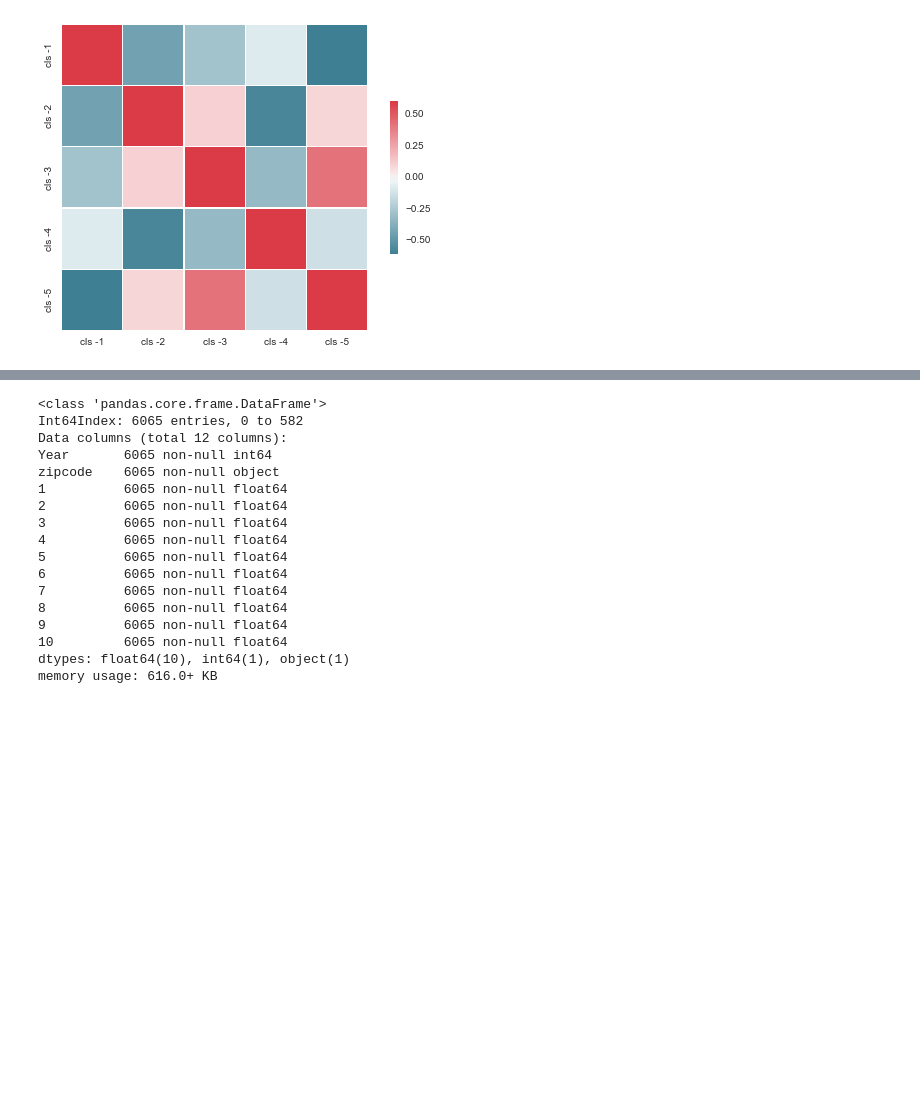
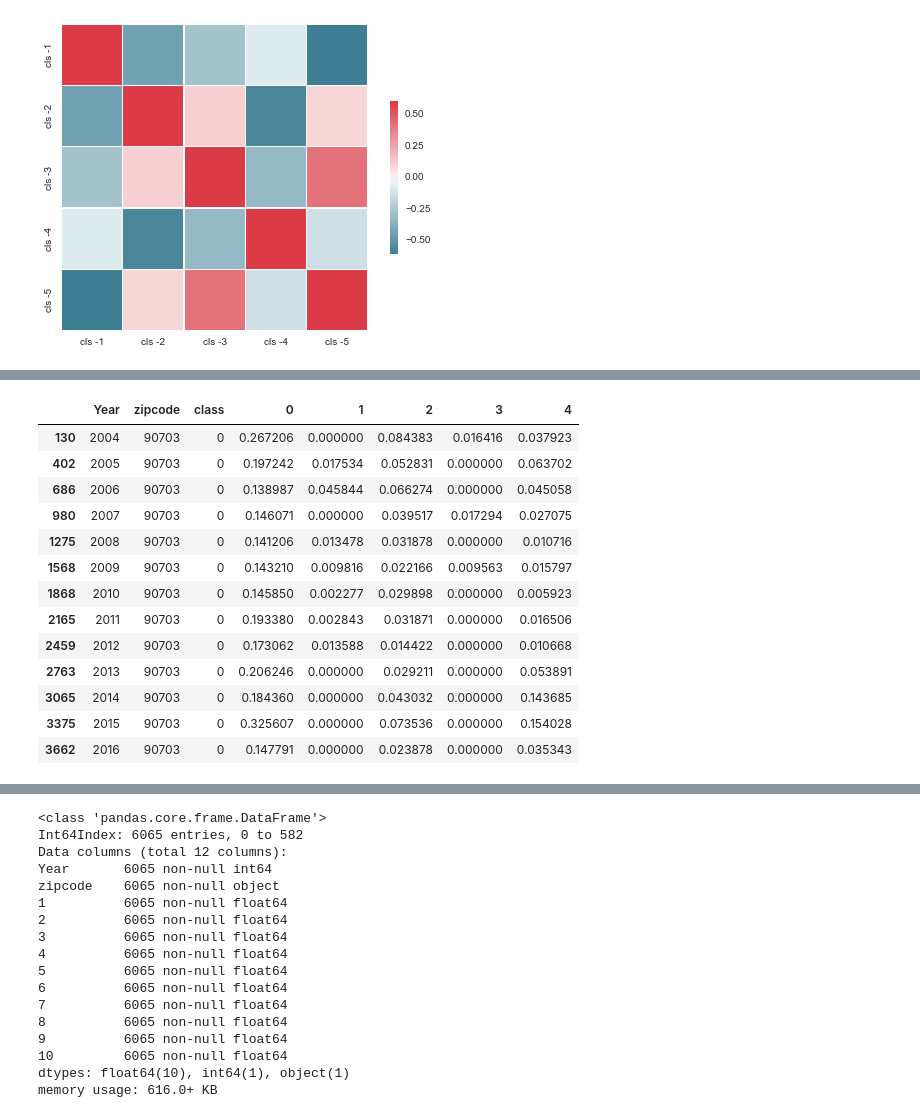
Before and after one commit to livenb/crime_prediction, a Jupyter notebook: compare_city.ipynb, the cells around one changed output, grey strips where cells are left out. Cells and saved outputs as stored; diff of their text form; code cells hidden in the pictures; blank space fills up the shorter version.

```diff
--- a/compare_city.ipynb
+++ b/compare_city.ipynb
@@ -178,0 +182,17 @@ layr.head()
+# %%
+la_newdf[la_newdf['zipcode'] == 90703]
+# %% [output]
+|  | Year | zipcode | class | 0 | 1 | 2 | 3 | 4 |
+| 130 | 2004 | 90703 | 0 | 0.267206 | 0.000000 | 0.084383 | 0.016416 | 0.037923 |
+| 402 | 2005 | 90703 | 0 | 0.197242 | 0.017534 | 0.052831 | 0.000000 | 0.063702 |
+| 686 | 2006 | 90703 | 0 | 0.138987 | 0.045844 | 0.066274 | 0.000000 | 0.045058 |
+| 980 | 2007 | 90703 | 0 | 0.146071 | 0.000000 | 0.039517 | 0.017294 | 0.027075 |
+| 1275 | 2008 | 90703 | 0 | 0.141206 | 0.013478 | 0.031878 | 0.000000 | 0.010716 |
+| 1568 | 2009 | 90703 | 0 | 0.143210 | 0.009816 | 0.022166 | 0.009563 | 0.015797 |
+| 1868 | 2010 | 90703 | 0 | 0.145850 | 0.002277 | 0.029898 | 0.000000 | 0.005923 |
+| 2165 | 2011 | 90703 | 0 | 0.193380 | 0.002843 | 0.031871 | 0.000000 | 0.016506 |
+| 2459 | 2012 | 90703 | 0 | 0.173062 | 0.013588 | 0.014422 | 0.000000 | 0.010668 |
+| 2763 | 2013 | 90703 | 0 | 0.206246 | 0.000000 | 0.029211 | 0.000000 | 0.053891 |
+| 3065 | 2014 | 90703 | 0 | 0.184360 | 0.000000 | 0.043032 | 0.000000 | 0.143685 |
+| 3375 | 2015 | 90703 | 0 | 0.325607 | 0.000000 | 0.073536 | 0.000000 | 0.154028 |
+| 3662 | 2016 | 90703 | 0 | 0.147791 | 0.000000 | 0.023878 | 0.000000 | 0.035343 |
```
Also changed, not shown: parts of 9 cells of this notebook, 15 other files.
